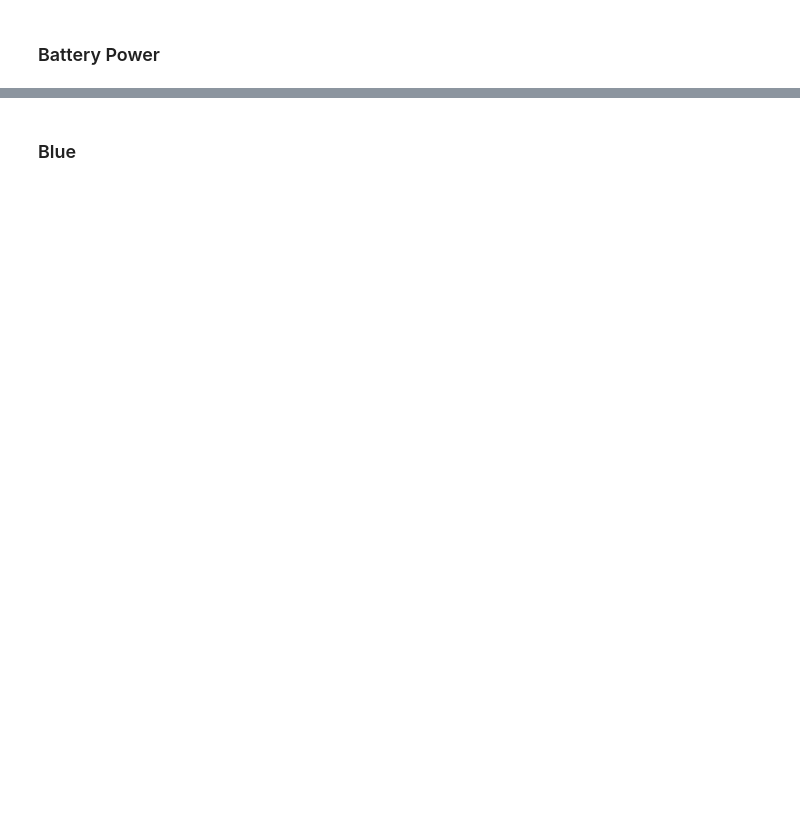
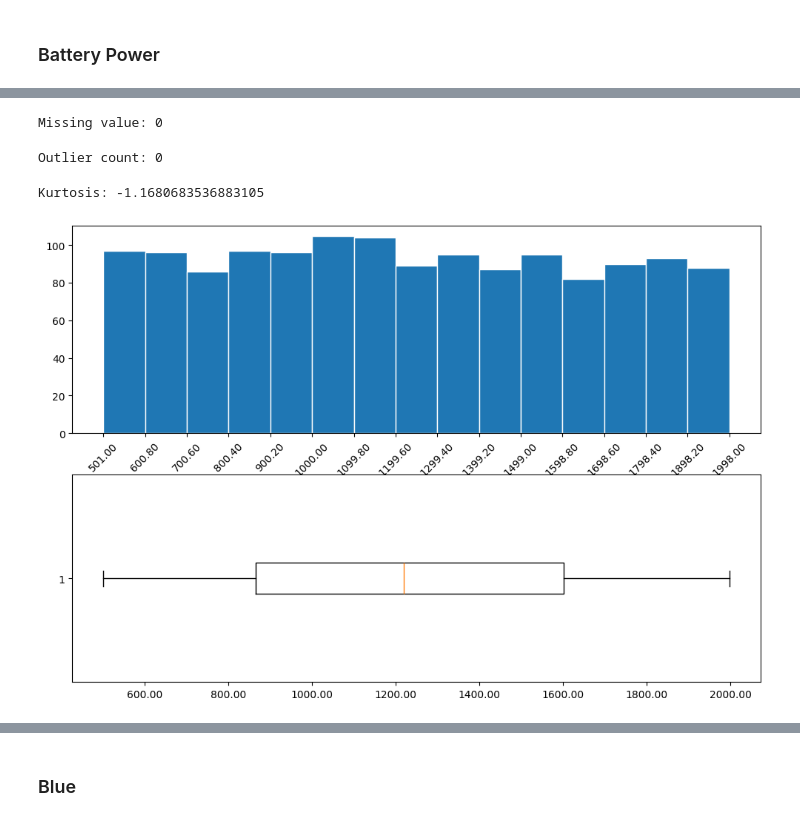
Before and after one commit to kevinjohn01/Tucil2_13521042_13521107, a Jupyter notebook: Tucil2_13521042_13521107.ipynb, the cells around one changed output, grey strips where cells are left out. Saved outputs shown, nothing was run; the diff lists cells and outputs as text; code cells hidden in the pictures; blank space fills up the shorter version.

```diff
--- a/Tucil2_13521042_13521107.ipynb
+++ b/Tucil2_13521042_13521107.ipynb
@@ -198,0 +227,4 @@ NumericStatistics('battery_power').visualize(15)
+# %%
+# Statistik dasar
+col = NumericStatistics('battery_power')
+col.stats()
@@ -198,0 +247,17 @@ NumericStatistics('battery_power').visualize(15)
+# %%
+# Missing value
+print(f'Missing value: {col.count_zeroes()}')
+# %% [output]
+Missing value: 0
+# %%
+# Outlier
+print(f'Outlier count: {col.count_outliers()}')
+# %% [output]
+Outlier count: 0
+# %%
+# Distribusi data
+col.kurt_analyze()
+col.visualize()
+# %% [output]
+Kurtosis: -1.1680683536883105
+[figure, added]
```
Also changed, not shown: parts of 121 cells of this notebook.
